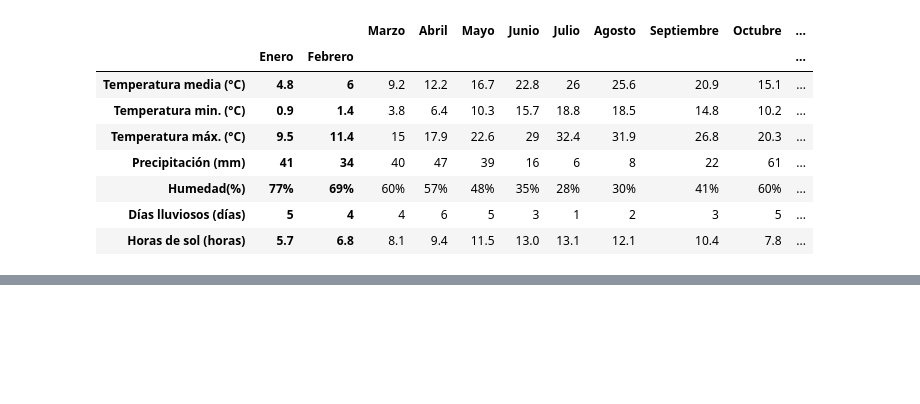
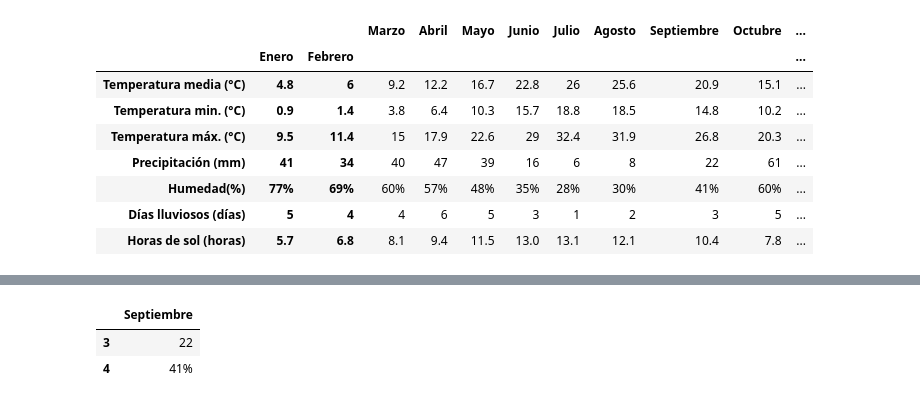
Before and after one commit to NataliaBarquin/Adalab_Pair_programming_3_numpy_pandas_visualizacion, a Jupyter notebook: pair_pandas_2.ipynb, the cells around one changed output, grey strips where cells are left out. Cells and saved outputs as stored; diff of their text form; code cells hidden in the pictures; blank space fills up the shorter version.

```diff
--- a/pair_pandas_2.ipynb
+++ b/pair_pandas_2.ipynb
@@ -109,3 +121,9 @@ df_clipboard.iloc[3:5, 6:7]
+# %%
+df_clipboard.iloc[3:5, 9:10]
+# %% [output]
+|  | Septiembre |
+| 3 | 22 |
+| 4 | 41% |
 # %%
 df_clipboard['Años'] = '1991-2021'
 # %%
```
Also changed, not shown: parts of 7 cells of this notebook, 7 other files.
